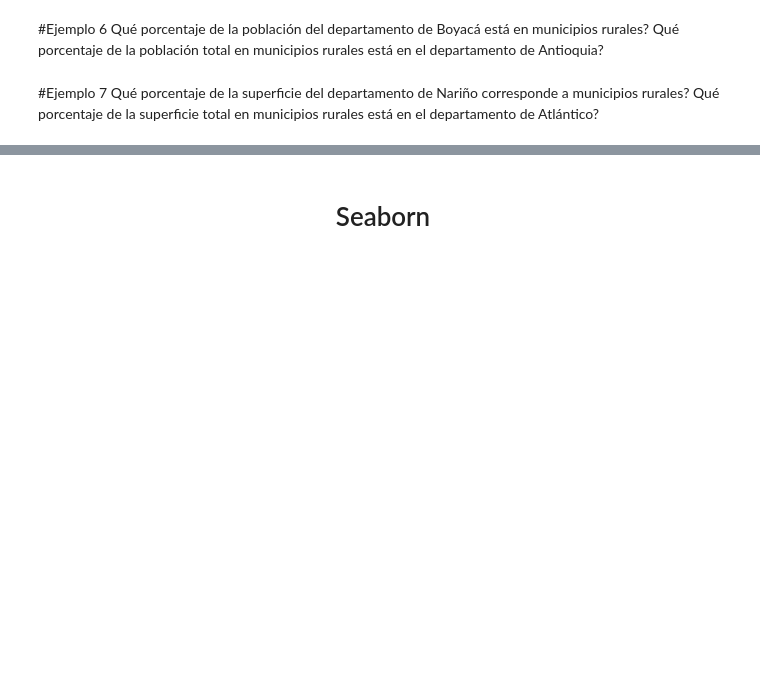
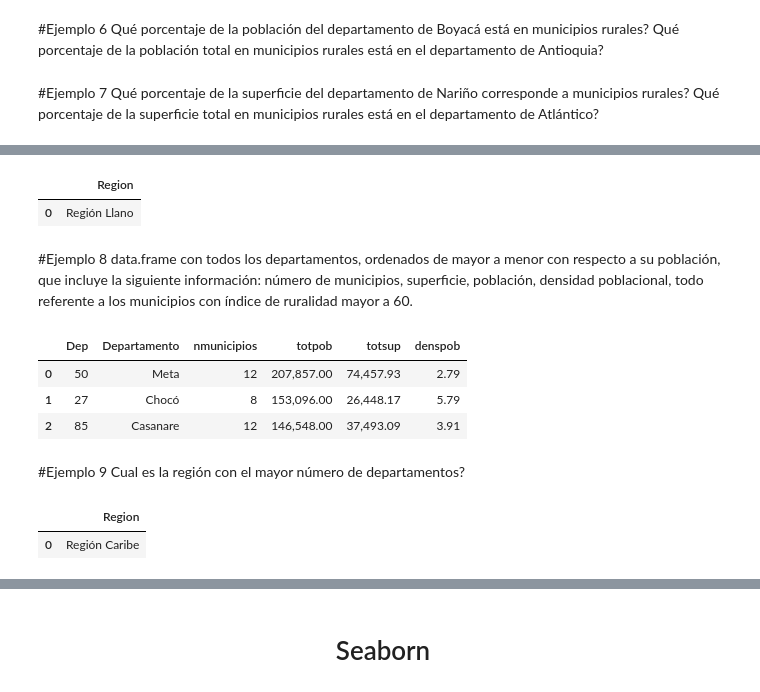
Before and after one commit to econb/data-science-mae, a Jupyter notebook: 3_Tarea_Pandas.ipynb, the cells around one changed output, grey strips where cells are left out. Cells and saved outputs as stored; diff of their text form; code cells hidden in the pictures; blank space fills up the shorter version.

```diff
--- a/3_Tarea_Pandas.ipynb
+++ b/3_Tarea_Pandas.ipynb
@@ -251,0 +399,56 @@ twowayfreq(rows="Departamento",columns="Zona",weight="Superficie",data=Municipio
+# %%
+ps.sqldf("""select   Region
+            from     Municipios
+            group by Region
+            order by sum(Superficie) desc
+            limit    1""")
+(Municipios
+ .groupby(["Region"])["Superficie"]
+ .agg(["sum"]).reset_index()
+ .sort_values(by=["sum"],ascending=False).drop(columns="sum").reset_index(drop=True)
+ .head(n=1)
+)
+# %% [output]
+|  | Region |
+| 0 | Región Llano |
+# %% [markdown]
+#Ejemplo 8
+data.frame con todos los departamentos, ordenados de mayor a menor con respecto a su población, que incluye la siguiente información: número de municipios, superficie, población, densidad poblacional, todo referente a los municipios con índice de ruralidad mayor a 60.
+# %%
+E8 = ps.sqldf("""select   Dep, Departamento, count(*) as nmunicipios, sum(Poblacion) as totpob,
+                          sum(Superficie) as totsup, sum(Poblacion)/sum(Superficie) as denspob
+                 from     Municipios
+                 where    Irural > 60
+                 group by Dep, Departamento
+                 order by totpob desc""")
+e8 = (Municipios
+      .query("Irural > 60")
+      .groupby(["Dep","Departamento"])[["Depmun","Superficie","Poblacion"]]
+      .agg(nmunicipios=("Depmun","count"),totpob=("Poblacion","sum"),totsup=("Superficie","sum")).reset_index()
+      .sort_values(by=["totpob"],ascending=False)
+      .reset_index(drop=True))
+
+e8["denspob"] = e8["totpob"]/e8["totsup"]
+e8.head(3)
+# %% [output]
+|  | Dep | Departamento | nmunicipios | totpob | totsup | denspob |
+| 0 | 50 | Meta | 12 | 207,857.00 | 74,457.93 | 2.79 |
+| 1 | 27 | Chocó | 8 | 153,096.00 | 26,448.17 | 5.79 |
+| 2 | 85 | Casanare | 12 | 146,548.00 | 37,493.09 | 3.91 |
+# %% [markdown]
+#Ejemplo 9
+Cual es la región con el mayor número de departamentos?
+# %%
+ps.sqldf("""select   Region
+            from     Municipios
+            group by Region
+            order by count(distinct Dep) desc
+            limit    1""")
+(Municipios.groupby(["Region"])["Dep"]
+          .agg(["nunique"]).reset_index()
+          .sort_values(by=["nunique"],ascending=False).drop(columns="nunique")
+          .head(n=1)
+         )
+# %% [output]
+|  | Region |
+| 0 | Región Caribe |
```
Also changed, not shown: parts of 28 cells of this notebook.
